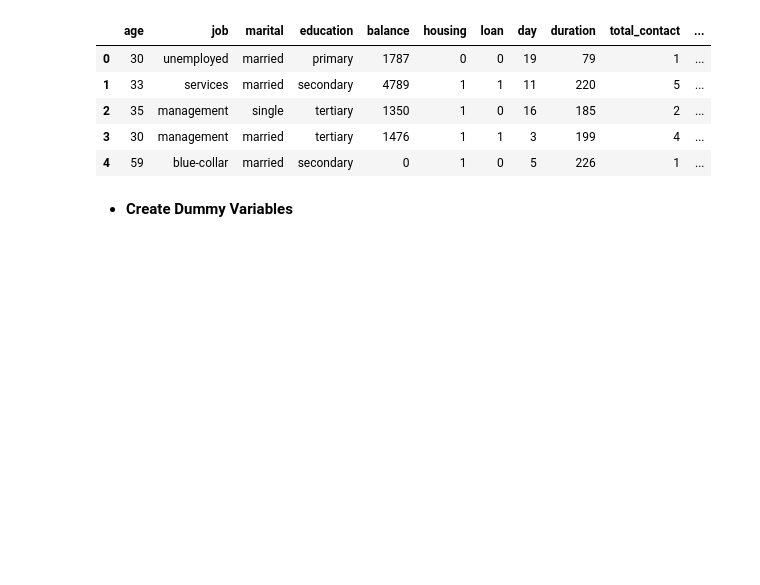
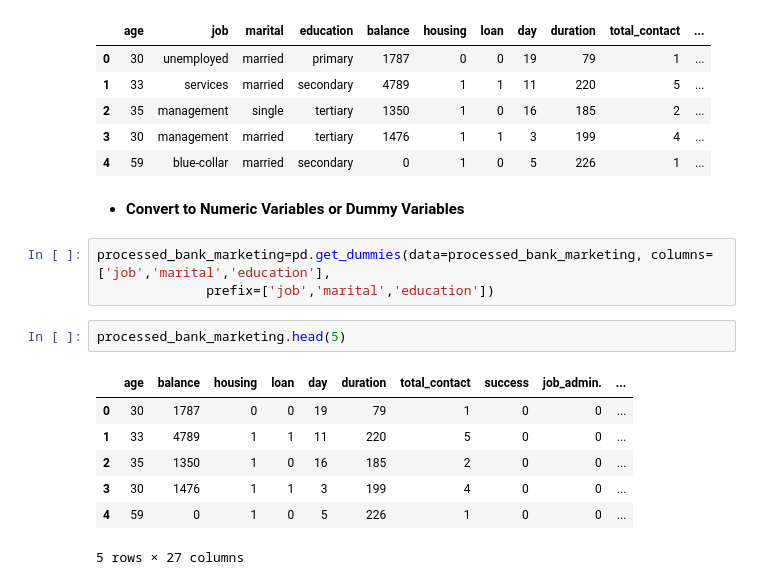
Before and after one commit to JialunC/SCS3250-final-project, a Jupyter notebook: Data_Preparation_and_Pre-prediction_Analysis.ipynb, the cells around one changed output. Cells and saved outputs as stored; diff of their text form; blank space fills up the shorter version.

```diff
--- a/Data_Preparation_and_Pre-prediction_Analysis.ipynb
+++ b/Data_Preparation_and_Pre-prediction_Analysis.ipynb
@@ -239,4 +239,17 @@ processed_bank_marketing.head(5)
 | 3 | 30 | management | married | tertiary | 1476 | 1 | 1 | 3 | 199 | 4 | ... |
 | 4 | 59 | blue-collar | married | secondary | 0 | 1 | 0 | 5 | 226 | 1 | ... |
 # %% [markdown]
-- **Create Dummy Variables**
+- **Convert to Numeric Variables or Dummy Variables**
+# %%
+processed_bank_marketing=pd.get_dummies(data=processed_bank_marketing, columns=['job','marital','education'],
+              prefix=['job','marital','education'])
+# %%
+processed_bank_marketing.head(5)
+# %% [output]
+|  | age | balance | housing | loan | day | duration | total_contact | success | job_admin. | ... |
+| 0 | 30 | 1787 | 0 | 0 | 19 | 79 | 1 | 0 | 0 | ... |
+| 1 | 33 | 4789 | 1 | 1 | 11 | 220 | 5 | 0 | 0 | ... |
+| 2 | 35 | 1350 | 1 | 0 | 16 | 185 | 2 | 0 | 0 | ... |
+| 3 | 30 | 1476 | 1 | 1 | 3 | 199 | 4 | 0 | 0 | ... |
+| 4 | 59 | 0 | 1 | 0 | 5 | 226 | 1 | 0 | 0 | ... |
+5 rows × 27 columns
```
